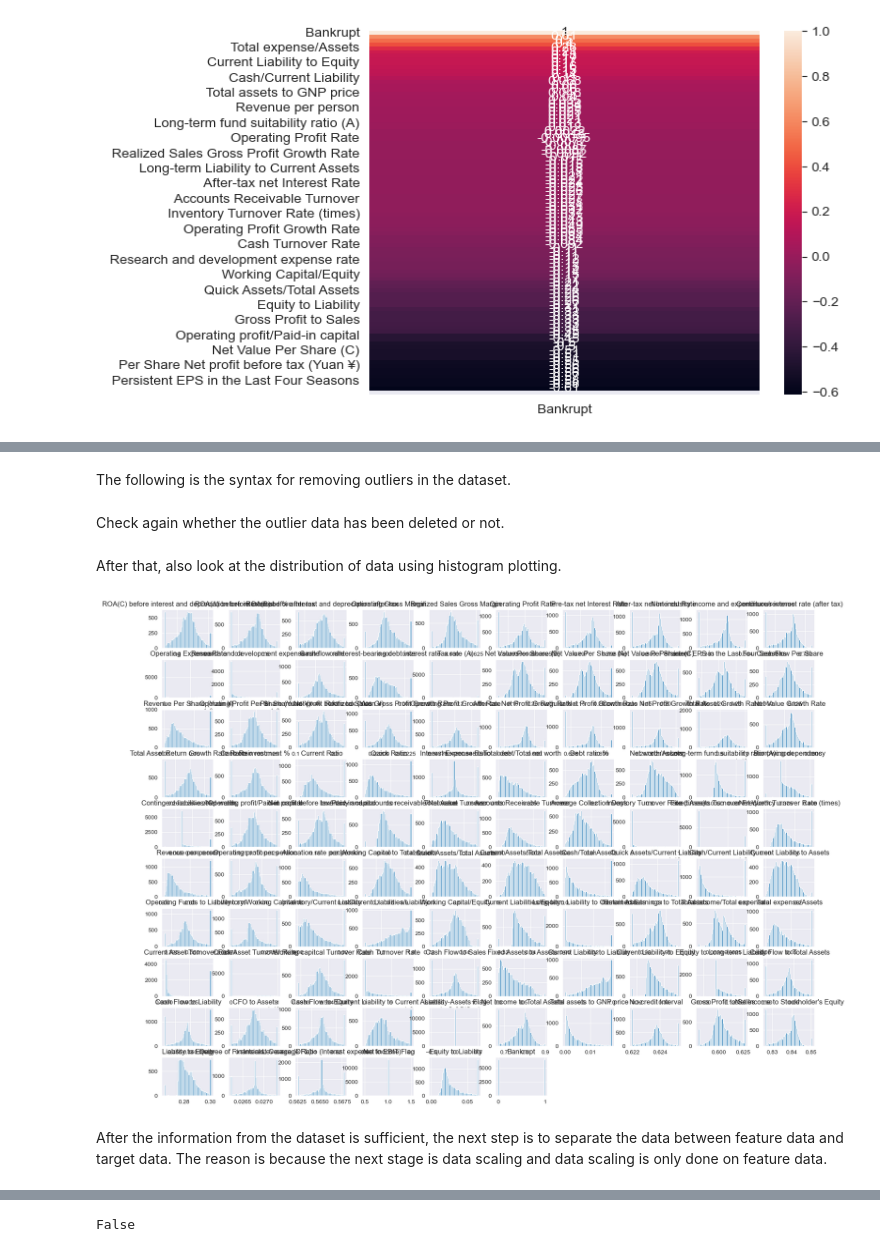
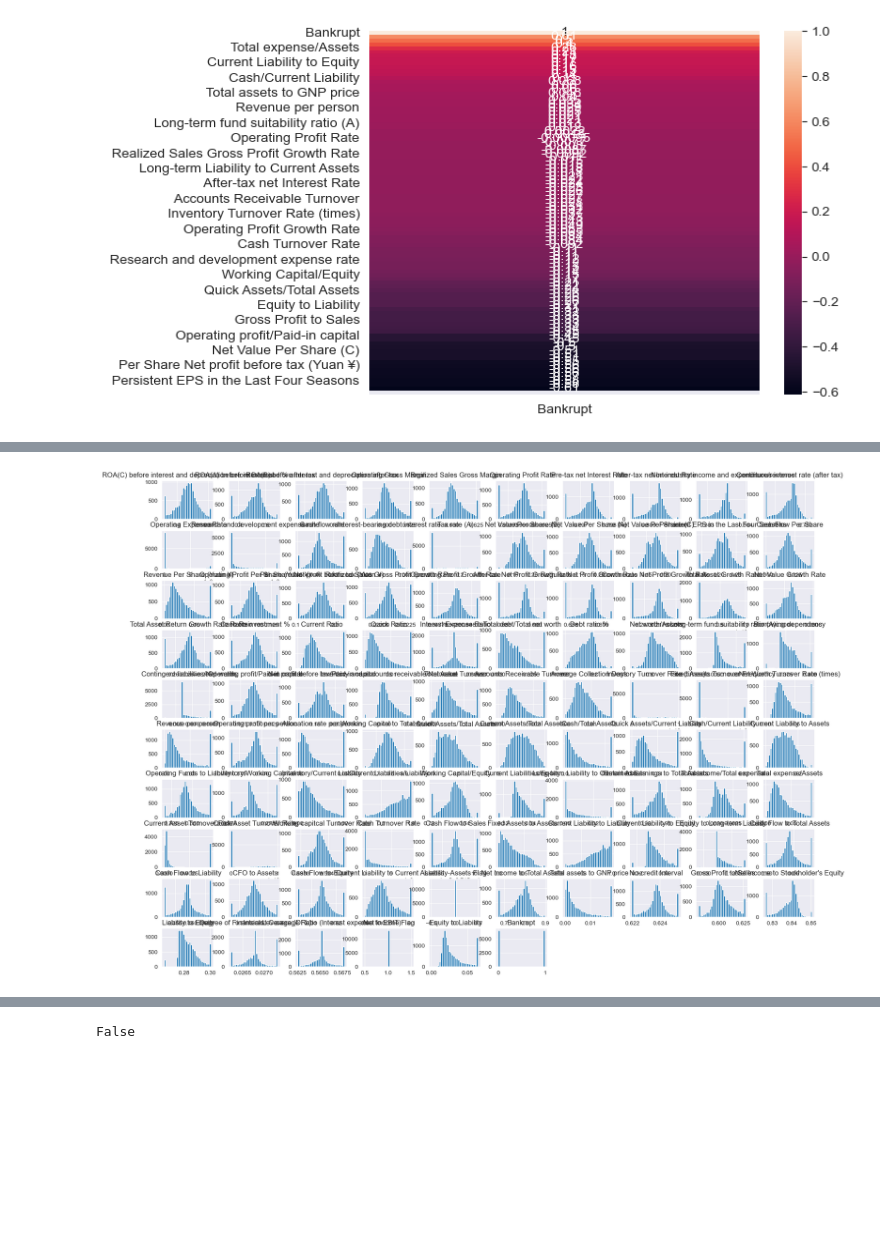
Before and after one commit to ehsanap7/kaggle, a Jupyter notebook: bankrupt.ipynb, the cells around one changed output, grey strips where cells are left out. Saved outputs shown, nothing was run; the diff lists cells and outputs as text; code cells hidden in the pictures; blank space fills up the shorter version.

```diff
--- a/bankrupt.ipynb
+++ b/bankrupt.ipynb
@@ -143,5 +94,3 @@ Then look at the distribution of data in the dataset using boxplot plots. By usi
-# %% [markdown]
-The following is the syntax for removing outliers in the dataset.
 # %%
 for i in df.columns:
     Q1 = df[i].quantile(0.25)
@@ -149,5 +98,3 @@ for i in df.columns:
     IQR = Q3 - Q1
     df[i] = np.where(df[i] > (Q3 + 1.5 * IQR), (Q3 + 1.5 * IQR), df[i])
     df[i] = np.where(df[i] < (Q1 - 1.5 * IQR), (Q1 - 1.5 * IQR), df[i])
-# %% [markdown]
-Check again whether the outlier data has been deleted or not.
@@ -158,12 +101,8 @@ Check again whether the outlier data has been deleted or not.
-# %% [markdown]
-After that, also look at the distribution of data using histogram plotting.
 # %%
-df.hist(bins=50, figsize=(20, 15))
+df.hist(bins=30, figsize=(20, 15))
 plt.show()
 # %% [output]
-[figure, old version]
+[figure, new version]
-# %% [markdown]
-After the information from the dataset is sufficient, the next step is to separate the data between feature data and target data. The reason is because the next stage is data scaling and data scaling is only done on feature data.
 # %%
 X = df.drop('Bankrupt', axis=1).reset_index(drop=True)
 y = df['Bankrupt'].reset_index(drop=True)
```
Also changed, not shown: parts of 34 cells of this notebook.
